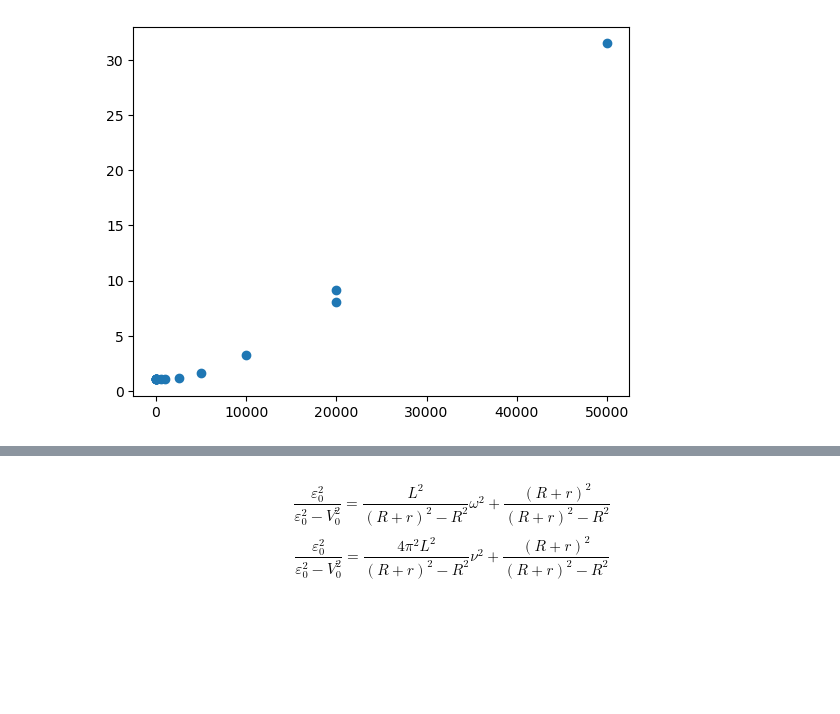
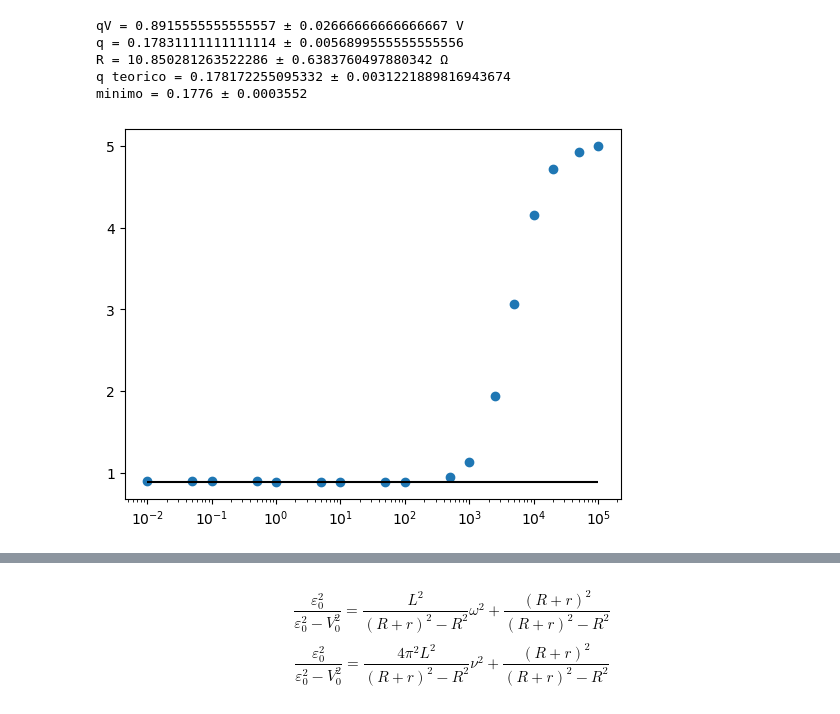
Before and after one commit to RBerga06/unipr-clt-fisica, a Jupyter notebook: lab2/exp7/exp7.ipynb, the cells around one changed output, grey strips where cells are left out. Saved outputs shown, nothing was run; the diff lists cells and outputs as text; code cells hidden in the pictures; blank space fills up the shorter version.

```diff
--- a/lab2/exp7/exp7.ipynb
+++ b/lab2/exp7/exp7.ipynb
@@ -8,0 +12,5 @@ from utils.oscilloscope import Oscilloscope, plot_data
+# %%
+# Costanti dell'esperienza
+R = d(10.84, 0.01)  # Ω, misurata
+R_INT = d(50, 1)  # Ω, nota
+FEM = d(5, 0.01)  # V, nota
@@ -15,14 +35,31 @@ files1 = list(zip(
 # %%
 ampiezze = []
 frequenze = []
 for (f, (t, ch1)) in files1:
     frequenze.append(f)
     ampiezze.append(np.nanmax(ch1) - np.nanmin(ch1))
+frequenze = frequenze[-4:] + frequenze[:-8] + frequenze[-7:-4]
+ampiezze = ampiezze[-4:] + ampiezze[:-8] + ampiezze[-7:-4]
 frequenze = np.array(frequenze)
 ampiezze = np.array(ampiezze)
 
-plt.scatter(frequenze, 1 / (1 - (ampiezze/5) ** 2))
-# plt.xscale("log")
+qV = d(ampiezze[:9].mean(), 0.08 / 3)
+q = qV / FEM
+R_stima = R_INT * q / (1-q)
+print(f"qV = {qV} V")
+print(f"q = {q}")
+print(f"R = {R_stima} Ω")
+print(f"q teorico = {R / (R + R_INT)}")
+print(f"minimo = {ampiezze[:9].min() / FEM}")
+
+plt.scatter(frequenze, ampiezze)
+plt.xscale("log")
+plt.hlines([qV.best], frequenze.min(), frequenze.max(), color="k")
 plt.show()
 # %% [output]
+qV = 0.8915555555555557 ± 0.02666666666666667 V
+q = 0.17831111111111114 ± 0.0056899555555555556
+R = 10.850281263522286 ± 0.6383760497880342 Ω
+q teorico = 0.178172255095332 ± 0.0031221889816943674
+minimo = 0.1776 ± 0.0003552
-[figure, old version]
+[figure, new version]
```
Also changed, not shown: parts of 10 cells of this notebook, 1 other file.
